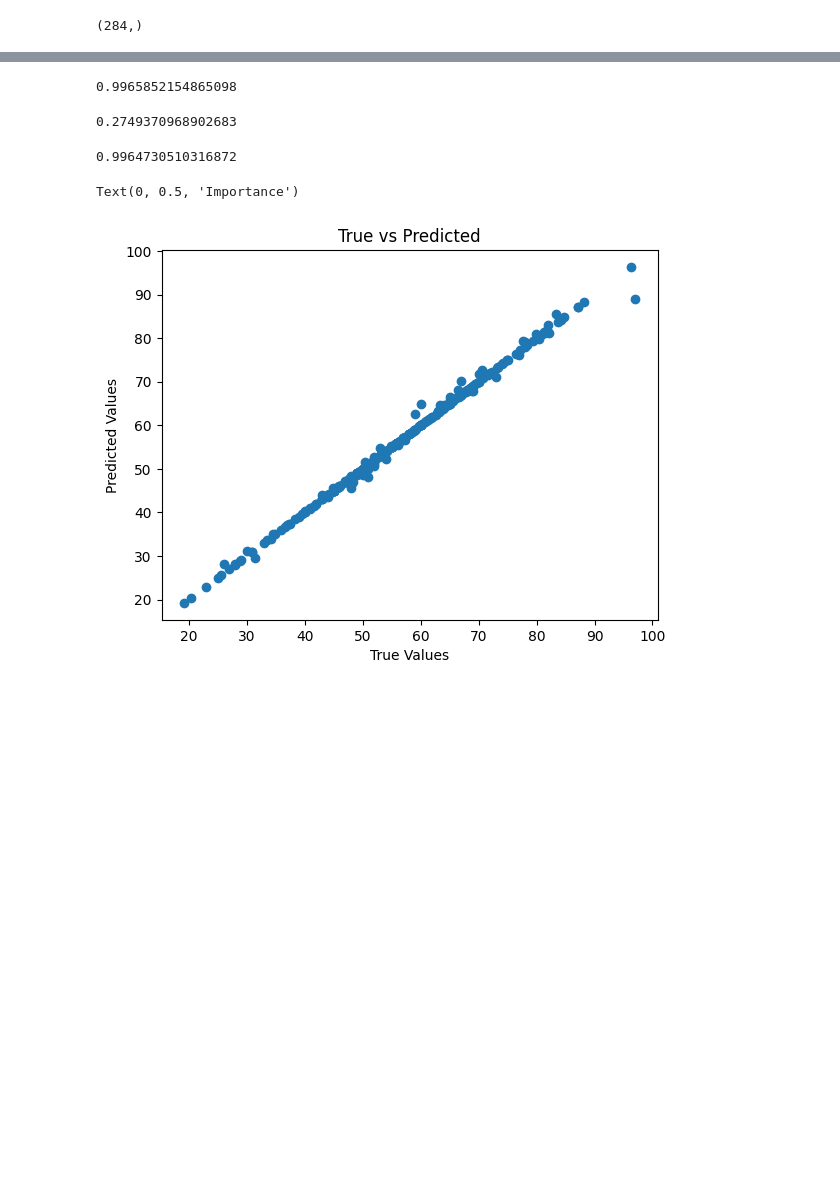
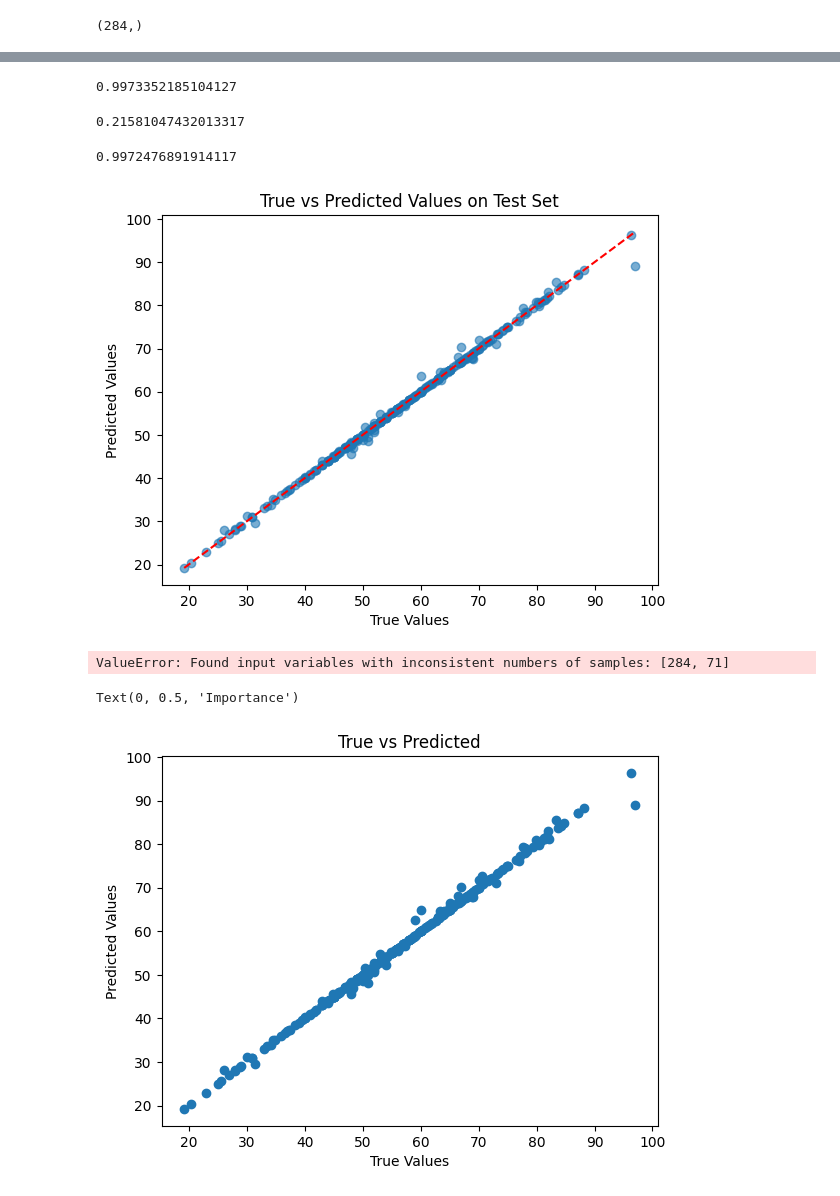
Before and after one commit to rcghpge/capstoneproject, a Jupyter notebook: notebooks/model-train-tests/knn_regression.ipynb, the cells around one changed output, grey strips where cells are left out. Drawn from its saved outputs; the diff is of its cells as text; code cells hidden in the pictures; blank space fills up the shorter version.

Commit message:
knn model refactor. upload submissions/ for group review. wip

```diff
--- a/notebooks/model-train-tests/knn_regression.ipynb
+++ b/notebooks/model-train-tests/knn_regression.ipynb
@@ -16,7 +17,7 @@ os.getcwd()
 '/home/rc/capstone/notebooks/model-train-tests'
 # %%
 # Define output directory
-out_dir = Path("../../knn_test")
+out_dir = Path("../../submissions/knn")
 
 # Set cwd for workspace (load knn model framework) and knn model outputs
 # os.chdir('../../knn_test')
@@ -88,11 +77,13 @@ y_new_pred.shape
 
 # Load in knn model train/test pipeline
 X_train_selected = np.load('X_train_selected.npy')
+X_test_selected = np.load('X_test_selected.npy')
+y_train_selected = np.load('y_train_pred.npy')
+y_test_pred = np.load('y_test_pred.npy')
+
 y_train = np.load('y_train.npy')
-
-# Or if stored as CSV
-X_train_selected = pd.read_csv('X_train_selected.csv').values
-y_train = pd.read_csv('y_train.csv').values.ravel()  # flatten if needed
+y_test = np.load('y_test.npy')
+y_pred = np.load('y_pred.npy')
 
 if target_col in df_new.columns:
     y_test = df_new[target_col].values
@@ -101,8 +92,6 @@ else:
 
 # Test knn regression model predictions:
 y_pred = final_model.predict(X_new_selected)
-
-# Now the metrics calculation works:
 if y_test is not None:
     mae = mean_absolute_error(y_test, y_pred)
     rmse = np.sqrt(mean_squared_error(y_test, y_pred))
@@ -115,18 +104,27 @@ else:
 # %%
 r2
 # %% [output]
-0.9965852154865098
+0.9973352185104127
 # %%
 mae
 # %% [output]
-0.2749370968902683
+0.21581047432013317
 # %%
 adj_r2
 # %% [output]
-0.9964730510316872
+0.9972476891914117
+# %%
+plt.scatter(y_test, y_pred, alpha=0.6)
+plt.plot([y_test.min(), y_test.max()], [y_test.min(), y_test.max()], 'r--')
+plt.xlabel('True Values')
+plt.ylabel('Predicted Values')
+plt.title('True vs Predicted Values on Test Set')
+plt.show()
+# %% [output]
+[figure, added]
 # %%
 # Training metrics
-y_train_pred = final_model.predict(X_train_selected)
+# y_train_pred = final_model.predict(X_train_selected)
 n_tr = len(y_train)
 p_tr = X_train_selected.shape[1]
 train_metrics = {
@@ -146,5 +144,7 @@ test_metrics = {
     'RMSE': np.sqrt(mean_squared_error(y_test, y_test_pred)),
     'MAE': mean_absolute_error(y_test, y_test_pred)
 }
+# %% [output]
+ValueError: Found input variables with inconsistent numbers of samples: [284, 71]
 # %%
 # Save model performance metrics
```
Also changed, not shown: parts of 5 cells of this notebook, 16 other files.
